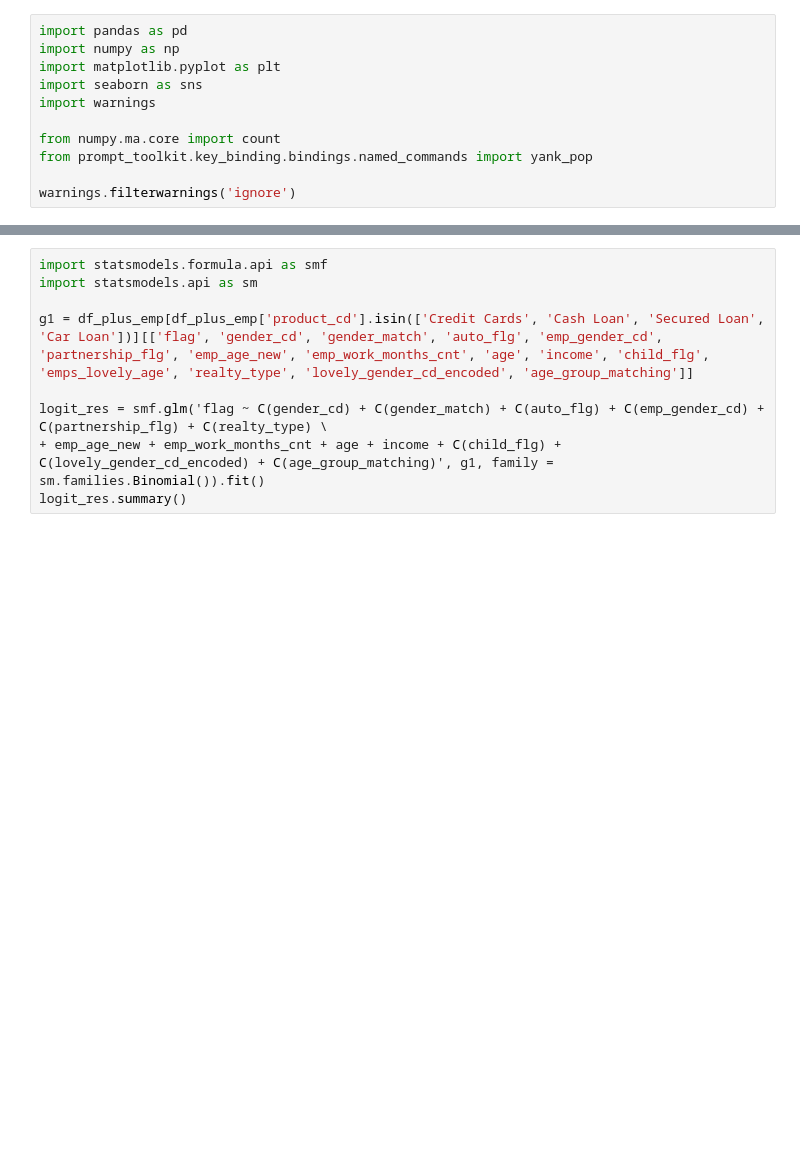
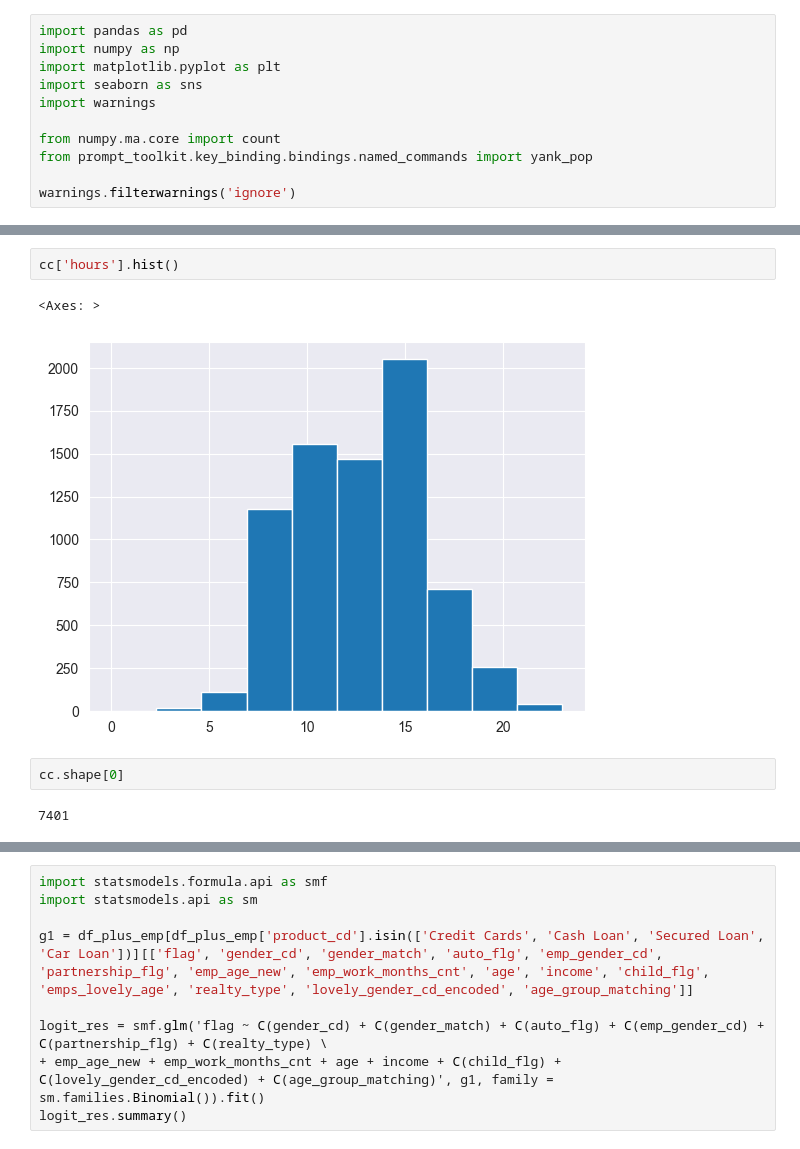
Before and after one commit to ssd2008/DANO24, a Jupyter notebook: matching.ipynb, the cells around one changed output, grey strips where cells are left out. Drawn from its saved outputs; the diff is of its cells as text; blank space fills up the shorter version.

```diff
--- a/matching.ipynb
+++ b/matching.ipynb
@@ -152,0 +205,9 @@ df_plus_emp['age_group_matching'] = (df_plus_emp['age_groups_cd'] == df_plus_emp
+# %%
+cc['hours'].hist()
+# %% [output]
+<Axes: >
+[figure, added]
+# %%
+cc.shape[0]
+# %% [output]
+7401
```
Also changed, not shown: parts of 50 cells of this notebook.
